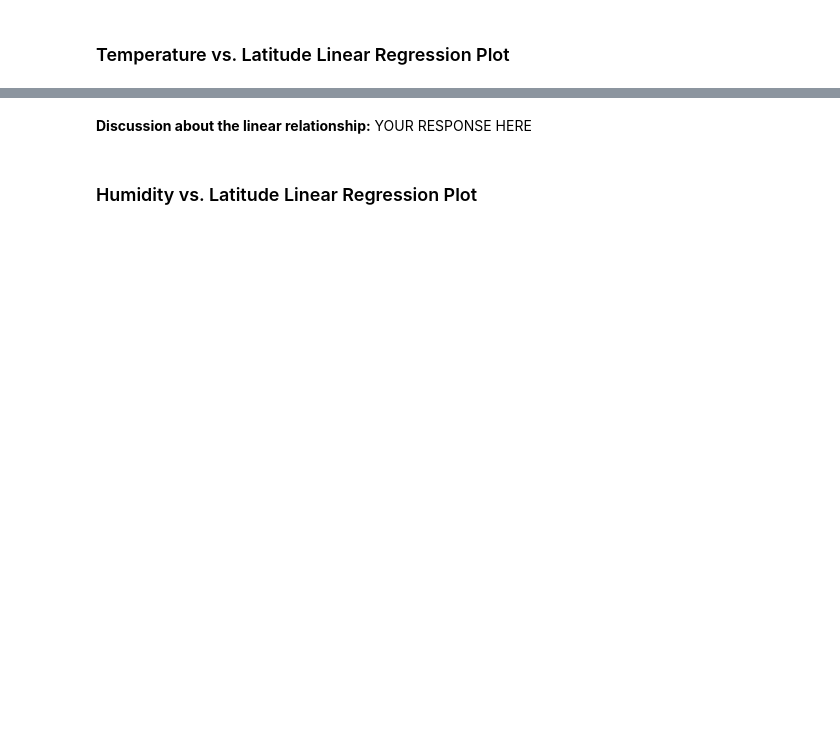
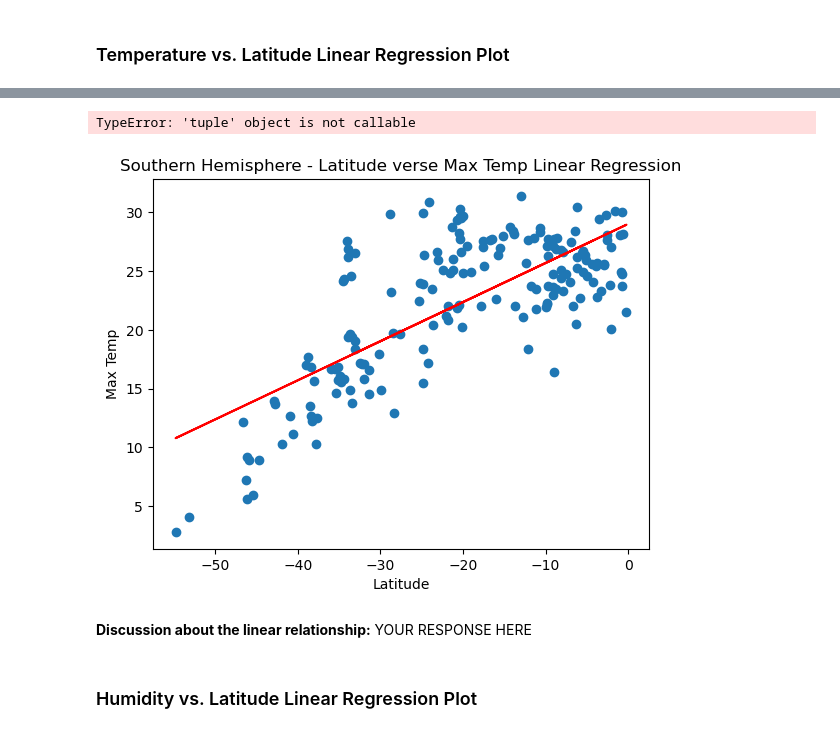
Before and after one commit to Gavin-Toole/Module-6-Python-API-Challenge, a Jupyter notebook: WeatherPy.ipynb, the cells around one changed output, grey strips where cells are left out. Drawn from its saved outputs; the diff is of its cells as text; code cells hidden in the pictures; blank space fills up the shorter version.

```diff
--- a/WeatherPy.ipynb
+++ b/WeatherPy.ipynb
@@ -321,3 +344,11 @@ The r-value is: 0.4121057168607245
+# %%
+# Linear regression on Southern Hemisphere
+x_values = southern_hemi_df["Lat"]
+y_values = southern_hemi_df["Max Temp"]
+plot_linear_regression(x_values, y_values, "Latitude", "Max Temp", "Southern", (-10, 10))
+# %% [output]
+TypeError: 'tuple' object is not callable
+[figure, added]
 # %% [markdown]
 **Discussion about the linear relationship:** YOUR RESPONSE HERE
 # %% [markdown]
```
Also changed, not shown: parts of 28 cells of this notebook, 5 other files.
